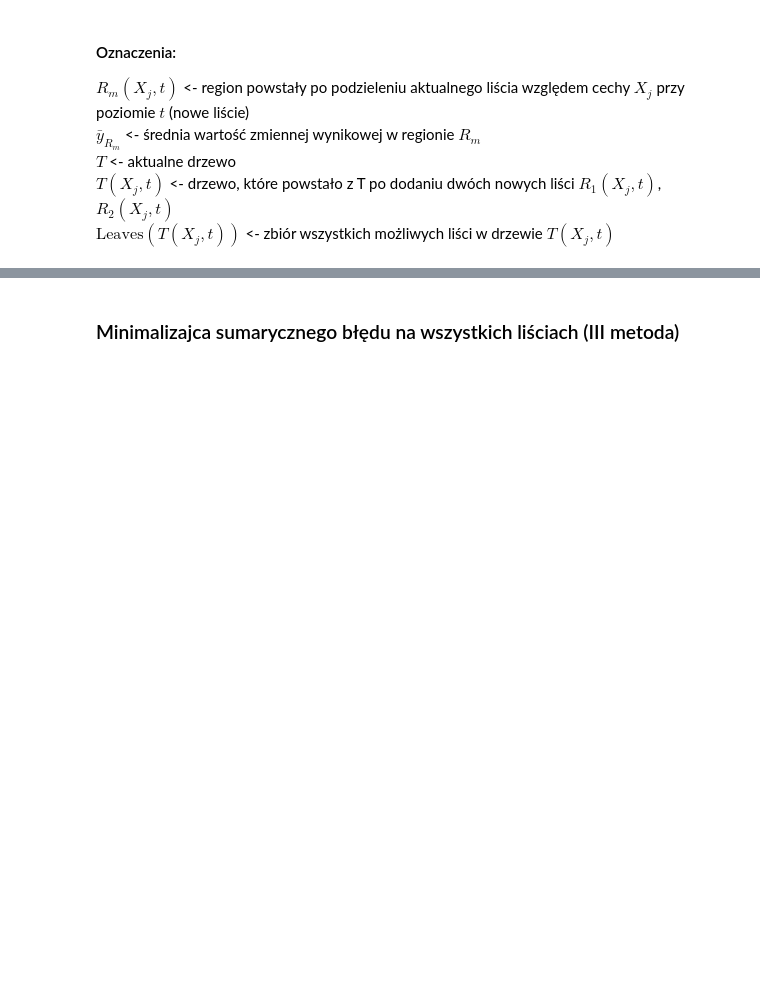
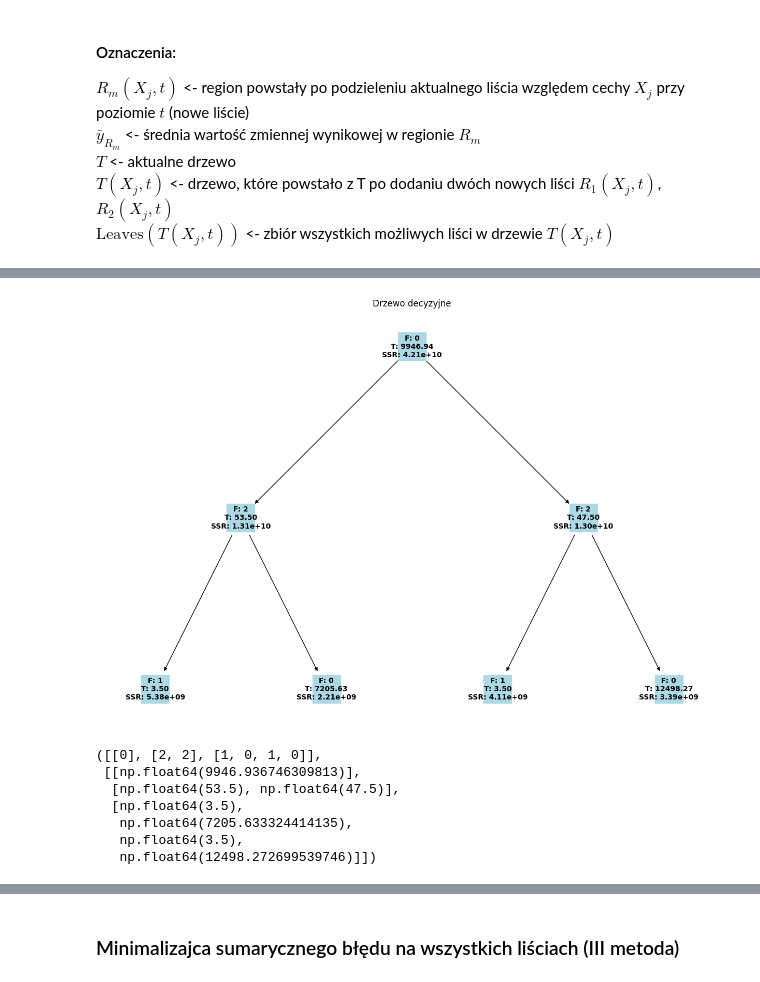
Before and after one commit to tomczj/ML24_25, a Jupyter notebook: Tree_Methods/homework_6.ipynb, the cells around one changed output, grey strips where cells are left out. Drawn from its saved outputs; the diff is of its cells as text; code cells hidden in the pictures; blank space fills up the shorter version.

```diff
--- a/Tree_Methods/homework_6.ipynb
+++ b/Tree_Methods/homework_6.ipynb
@@ -394,8 +11,0 @@ def fit_tree_SSR_min(X_train, y_train, max_depth, min_sample_split):
-# %%
-X_train = df[["Income", "People", "Age"]].to_numpy()
-y_train = df["Spending"].to_numpy()
-
-features_per_level, thresholds_per_level, errors_per_level = fit_tree_SSR_min(X_train, y_train, max_depth, min_sample_split = 2)
-visualize_tree_without_graphviz(features_per_level, thresholds_per_level, errors_per_level)
-
-features_per_level, thresholds_per_level
@@ -518,7 +11,0 @@ def fit_tree_SSR_gain_min(X_train, y_train, max_depth, min_sample_split):
-# %%
-X_train = df[["Income", "People", "Age"]].to_numpy()
-y_train = df["Spending"].to_numpy()
-
-features_per_level, thresholds_per_level, errors_per_level = fit_tree_SSR_gain_min(X_train, y_train, max_depth, min_sample_split=2)
-visualize_tree_without_graphviz(features_per_level, thresholds_per_level, errors_per_level)
-features_per_level, thresholds_per_level
@@ -533,0 +377,24 @@ features_per_level, thresholds_per_level
+# %%
+# Konwersja danych treningowych do formatu numpy
+X_train = df[["Income", "People", "Age"]].to_numpy()
+y_train = df["Spending"].to_numpy()
+
+# Dopasowanie drzewa decyzyjnego (przy użyciu funkcji, którą już masz)
+features_per_level, thresholds_per_level, errors_per_level = fit_tree_SSR_min(
+    X_train, y_train, max_depth, min_sample_split=2
+)
+
+# Wizualizacja drzewa decyzyjnego przy użyciu nowych funkcji
+visualize_decision_tree(features_per_level, thresholds_per_level, errors_per_level)
+
+#poziomy cech i progów
+features_per_level, thresholds_per_level
+# %% [output]
+[figure, added]
+([[0], [2, 2], [1, 0, 1, 0]],
+ [[np.float64(9946.936746309813)],
+  [np.float64(53.5), np.float64(47.5)],
+  [np.float64(3.5),
+   np.float64(7205.633324414135),
+   np.float64(3.5),
+   np.float64(12498.272699539746)]])
```
Also changed, not shown: parts of 43 cells of this notebook, 3 other files.
